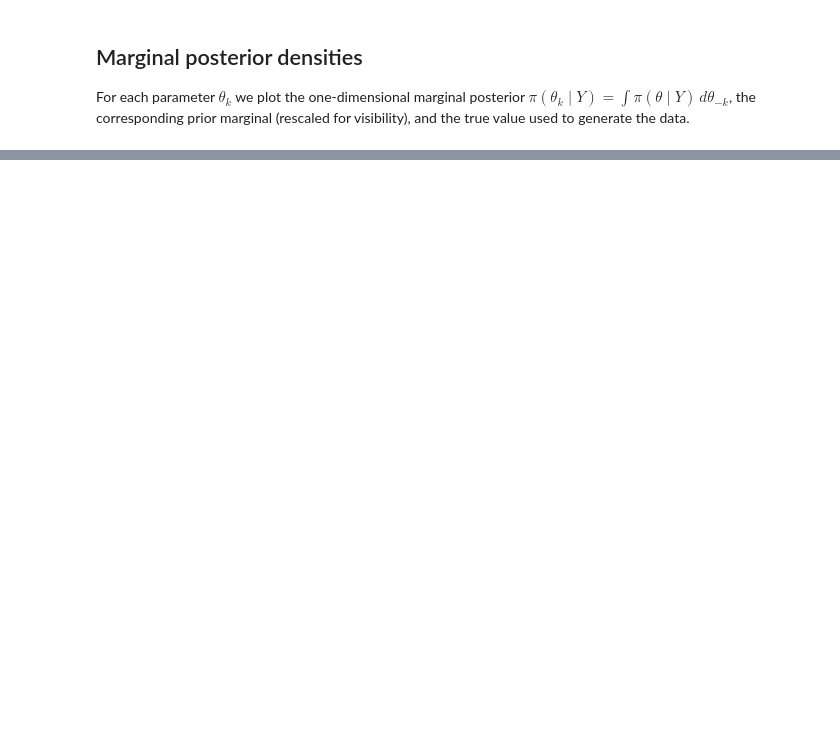
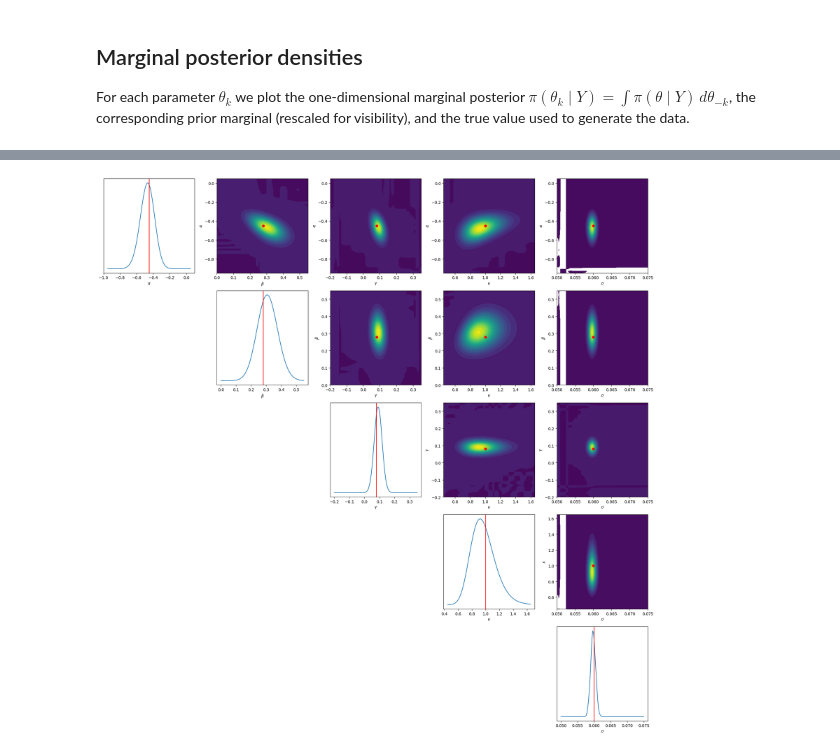
Before and after one commit to ion-g-ion/torchTT, a Jupyter notebook: examples/bayesian_inversion.ipynb, the cells around one changed output, grey strips where cells are left out. Saved outputs shown, nothing was run; the diff lists cells and outputs as text; code cells hidden in the pictures; blank space fills up the shorter version.

```diff
--- a/examples/bayesian_inversion.ipynb
+++ b/examples/bayesian_inversion.ipynb
@@ -409,0 +423,45 @@ plt.show()
+# %%
+fig, axes = plt.subplots(5, 5, figsize=(20, 20))
+
+for i in range(5):
+    for j in range(5):
+        if i == j:
+            # 1D marginal
+            other_dims = [k for k in range(5) if k != i]
+            other_ws = torchtt.rank1TT([integration_weights[k] for k in other_dims])
+            xplot = torch.linspace(bases[i].interval[0], bases[i].interval[1], 100)
+            B = bases[i](xplot)
+            tmp = torchtt.dot(post, other_ws, other_dims).full()
+            po = B.t() @ tmp
+
+            axes[i, j].plot(xplot.numpy(), po.numpy())
+            axes[i, j].axvline(params[i], color='r')
+            axes[i, j].set_xlabel(param_names[i])
+            axes[i, j].set_yticks([])
+        elif i < j:
+            # 2D marginal over i and j
+            other_dims = [k for k in range(5) if k != i and k != j]
+            other_ws = torchtt.rank1TT([integration_weights[k] for k in other_dims])
+
+            tmp = torchtt.dot(post, other_ws, other_dims).full()
+
+            xplot_i = torch.linspace(bases[i].interval[0], bases[i].interval[1], 50)
+            xplot_j = torch.linspace(bases[j].interval[0], bases[j].interval[1], 50)
+            B_i = bases[i](xplot_i)
+            B_j = bases[j](xplot_j)
+
+            # Project onto 2D grid
+            po = B_i.t() @ tmp @ B_j
+
+            X, Y = torch.meshgrid(xplot_j, xplot_i, indexing='xy')
+            axes[i, j].contourf(X.numpy(), Y.numpy(), po.numpy(), levels=20, cmap='viridis')
+            axes[i, j].plot([params[j]], [params[i]], 'ro') # True value
+            axes[i, j].set_xlabel(param_names[j])
+            axes[i, j].set_ylabel(param_names[i])
+        else:
+            axes[i, j].axis('off')
+
+plt.tight_layout()
+plt.show()
+# %% [output]
+[figure, added]
```
Also changed, not shown: parts of 8 cells of this notebook, 11 other files.
